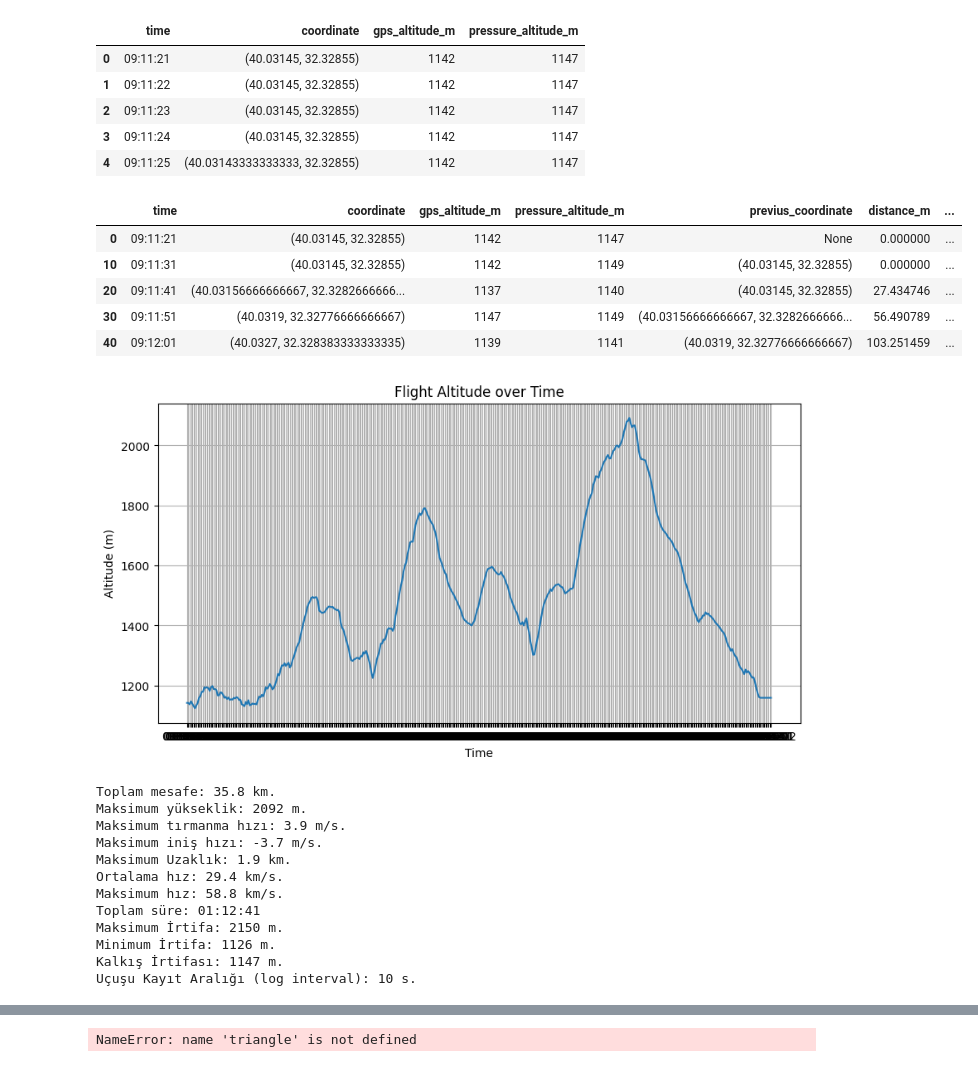
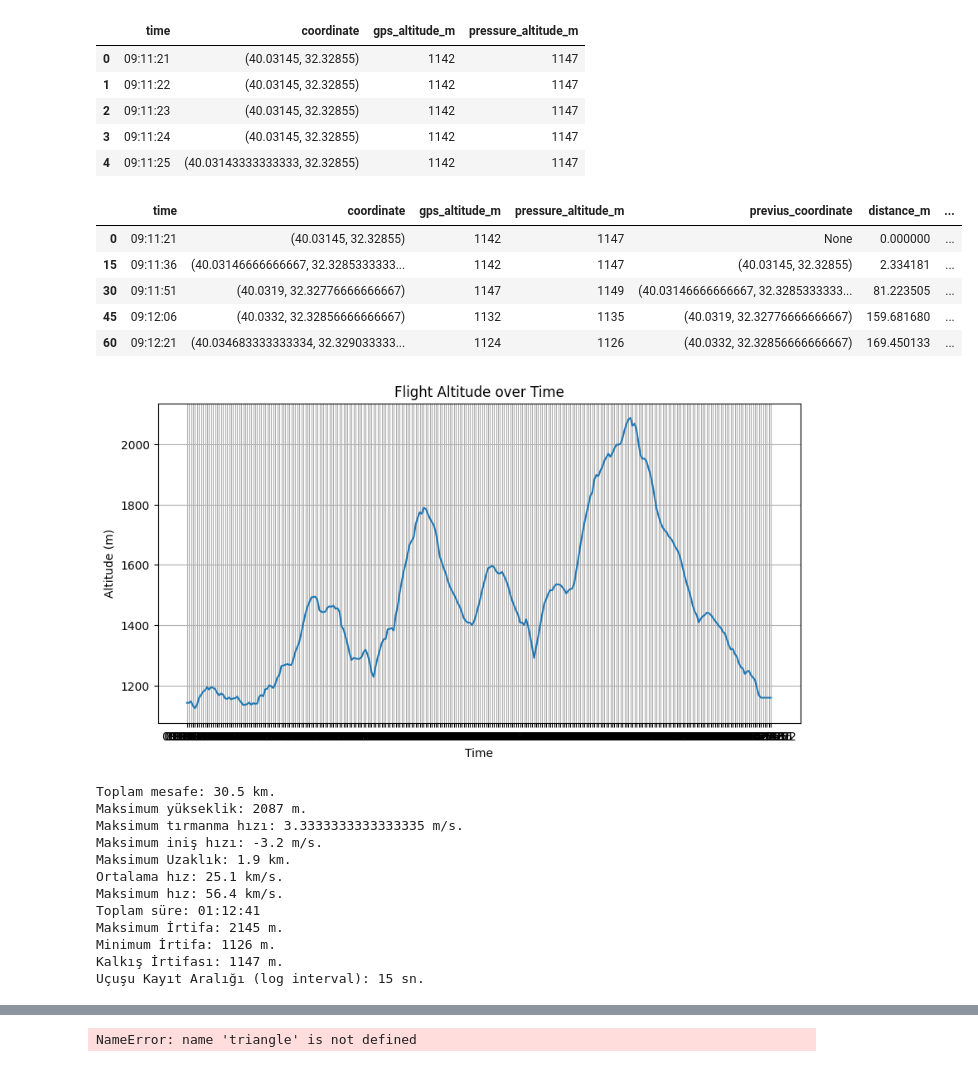
Before and after one commit to SerkanKurd/Paragliding_Flight_Analyses, a Jupyter notebook: Flight_Analyses.ipynb, the cells around one changed output, grey strips where cells are left out. Saved outputs shown, nothing was run; the diff lists cells and outputs as text; code cells hidden in the pictures.

```diff
--- a/Flight_Analyses.ipynb
+++ b/Flight_Analyses.ipynb
@@ -58,38 +58,38 @@ df.head()
 | 4 | 09:11:25 | (40.03143333333333, 32.32855) | 1142 | 1147 |
 # %%
 for i in range(1, len(df)-1):
-    if i % 10 > 0:
+    if i % 15 > 0:
         df = df.drop([i])
 
 flight_loginterval = int(df["time"].iloc[1][-2:]) - int(df["time"].iloc[0][-2:])
 
 def calculate_distance(row):
     if row["previus_coordinate"] is None:
         return 0
     return geodesic(row["coordinate"], row["previus_coordinate"]).meters
 
 
 prev_total_distance = 0
 def caluculate_total_distance(row):
     global prev_total_distance
     prev_total_distance += row["distance_m"]
     return prev_total_distance
 
 df["previus_coordinate"] = df["coordinate"].shift(1)
 df["distance_m"] = df.apply(calculate_distance, axis=1)
 df["total_distance_m"] = df.apply(lambda row: caluculate_total_distance(row), axis=1)
 df["climb_m"] = df["gps_altitude_m"].diff()
 df["climb_rate_m/s"] = df["climb_m"] / flight_loginterval
 df["speed_km/s"] = (df["distance_m"]/1000) / (flight_loginterval/3600)
 df["distance_from_start_m"] = df.apply(lambda row: geodesic(df["coordinate"].iloc[0], row["coordinate"]).meters, axis=1)
 df.head()
 # %% [output]
 |  | time | coordinate | gps_altitude_m | pressure_altitude_m | previus_coordinate | distance_m | ... |
 | 0 | 09:11:21 | (40.03145, 32.32855) | 1142 | 1147 | None | 0.000000 | ... |
-| 10 | 09:11:31 | (40.03145, 32.32855) | 1142 | 1149 | (40.03145, 32.32855) | 0.000000 | ... |
-| 20 | 09:11:41 | (40.03156666666667, 32.3282666666... | 1137 | 1140 | (40.03145, 32.32855) | 27.434746 | ... |
-| 30 | 09:11:51 | (40.0319, 32.32776666666667) | 1147 | 1149 | (40.03156666666667, 32.3282666666... | 56.490789 | ... |
-| 40 | 09:12:01 | (40.0327, 32.328383333333335) | 1139 | 1141 | (40.0319, 32.32776666666667) | 103.251459 | ... |
+| 15 | 09:11:36 | (40.03146666666667, 32.3285333333... | 1142 | 1147 | (40.03145, 32.32855) | 2.334181 | ... |
+| 30 | 09:11:51 | (40.0319, 32.32776666666667) | 1147 | 1149 | (40.03146666666667, 32.3285333333... | 81.223505 | ... |
+| 45 | 09:12:06 | (40.0332, 32.32856666666667) | 1132 | 1135 | (40.0319, 32.32776666666667) | 159.681680 | ... |
+| 60 | 09:12:21 | (40.034683333333334, 32.329033333... | 1124 | 1126 | (40.0332, 32.32856666666667) | 169.450133 | ... |
 # %%
 plt.figure(figsize=(10, 5))
 plt.plot(df['time'], df['gps_altitude_m'])
@@ -99,7 +99,7 @@ plt.title('Flight Altitude over Time')
 plt.grid(True)
 plt.show()
 # %% [output]
-[figure, old version]
+[figure, new version]
 # %%
 time_difference = str(pd.to_datetime(
     df['time'].iloc[-1]) - pd.to_datetime(df['time'].iloc[0]))
@@ -115,22 +115,22 @@ sonuc = (
     f"Maksimum İrtifa: {df['pressure_altitude_m'].max()} m.\n"
     f"Minimum İrtifa: {df['pressure_altitude_m'].min()} m.\n"
     f"Kalkış İrtifası: {df['pressure_altitude_m'].iloc[0]} m.\n"
-    f"Uçuşu Kayıt Aralığı (log interval): {flight_loginterval} s.\n"
+    f"Uçuşu Kayıt Aralığı (log interval): {flight_loginterval} sn.\n"
 )
 
 df.to_csv("flight_data.csv", index=False)
 print(sonuc)
 # %% [output]
-Toplam mesafe: 35.8 km.
-Maksimum yükseklik: 2092 m.
-Maksimum tırmanma hızı: 3.9 m/s.
-Maksimum iniş hızı: -3.7 m/s.
+Toplam mesafe: 30.5 km.
+Maksimum yükseklik: 2087 m.
+Maksimum tırmanma hızı: 3.3333333333333335 m/s.
+Maksimum iniş hızı: -3.2 m/s.
 Maksimum Uzaklık: 1.9 km.
-Ortalama hız: 29.4 km/s.
-Maksimum hız: 58.8 km/s.
+Ortalama hız: 25.1 km/s.
+Maksimum hız: 56.4 km/s.
 Toplam süre: 01:12:41
-Maksimum İrtifa: 2150 m.
+Maksimum İrtifa: 2145 m.
 Minimum İrtifa: 1126 m.
 Kalkış İrtifası: 1147 m.
-Uçuşu Kayıt Aralığı (log interval): 10 s.
+Uçuşu Kayıt Aralığı (log interval): 15 sn.
 # %%
```
Also changed, not shown: parts of 1 cell of this notebook, 1 other file.
